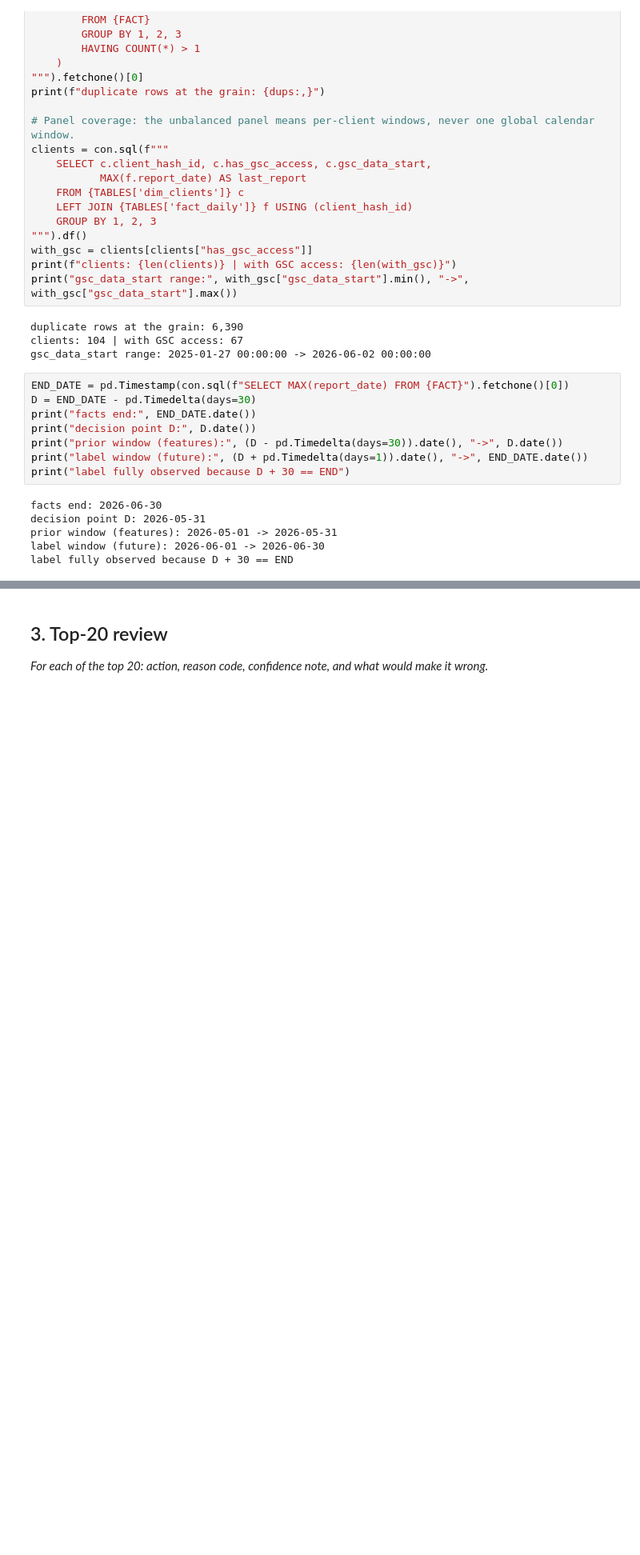
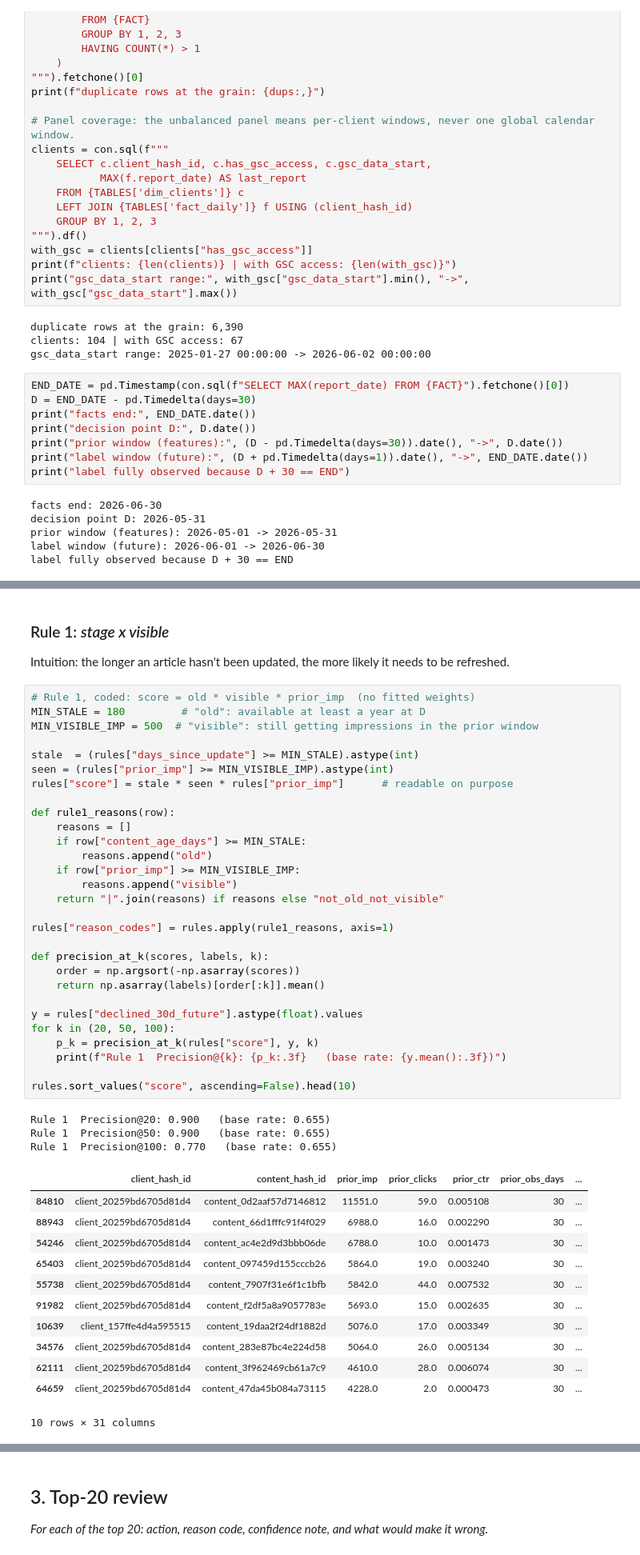
Before and after one commit to WittySmirk/flyrank, a Jupyter notebook: work/notebooks/w04_baseline_score.ipynb, the cells around one changed output, grey strips where cells are left out. Shown at 80% size. Drawn from its saved outputs; the diff is of its cells as text; blank space fills up the shorter version.

```diff
--- a/work/notebooks/w04_baseline_score.ipynb
+++ b/work/notebooks/w04_baseline_score.ipynb
@@ -217,0 +314,49 @@ pass
+# %% [markdown]
+### Rule 1: *stage x visible*
+
+Intuition: the longer an article hasn't been updated, the more likely it needs to be refreshed.
+# %%
+# Rule 1, coded: score = old * visible * prior_imp  (no fitted weights)
+MIN_STALE = 180         # "old": available at least a year at D
+MIN_VISIBLE_IMP = 500  # "visible": still getting impressions in the prior window
+
+stale  = (rules["days_since_update"] >= MIN_STALE).astype(int)
+seen = (rules["prior_imp"] >= MIN_VISIBLE_IMP).astype(int)
+rules["score"] = stale * seen * rules["prior_imp"]      # readable on purpose
+
+def rule1_reasons(row):
+    reasons = []
+    if row["content_age_days"] >= MIN_STALE:
+        reasons.append("old")
+    if row["prior_imp"] >= MIN_VISIBLE_IMP:
+        reasons.append("visible")
+    return "|".join(reasons) if reasons else "not_old_not_visible"
+
+rules["reason_codes"] = rules.apply(rule1_reasons, axis=1)
+
+def precision_at_k(scores, labels, k):
+    order = np.argsort(-np.asarray(scores))
+    return np.asarray(labels)[order[:k]].mean()
+
+y = rules["declined_30d_future"].astype(float).values
+for k in (20, 50, 100):
+    p_k = precision_at_k(rules["score"], y, k)
+    print(f"Rule 1  Precision@{k}: {p_k:.3f}   (base rate: {y.mean():.3f})")
+
+rules.sort_values("score", ascending=False).head(10)
+# %% [output]
+Rule 1  Precision@20: 0.900   (base rate: 0.655)
+Rule 1  Precision@50: 0.900   (base rate: 0.655)
+Rule 1  Precision@100: 0.770   (base rate: 0.655)
+|  | client_hash_id | content_hash_id | prior_imp | prior_clicks | prior_ctr | prior_obs_days | ... |
+| 84810 | client_20259bd6705d81d4 | content_0d2aaf57d7146812 | 11551.0 | 59.0 | 0.005108 | 30 | ... |
+| 88943 | client_20259bd6705d81d4 | content_66d1fffc91f4f029 | 6988.0 | 16.0 | 0.002290 | 30 | ... |
+| 54246 | client_20259bd6705d81d4 | content_ac4e2d9d3bbb06de | 6788.0 | 10.0 | 0.001473 | 30 | ... |
+| 65403 | client_20259bd6705d81d4 | content_097459d155cccb26 | 5864.0 | 19.0 | 0.003240 | 30 | ... |
+| 55738 | client_20259bd6705d81d4 | content_7907f31e6f1c1bfb | 5842.0 | 44.0 | 0.007532 | 30 | ... |
+| 91982 | client_20259bd6705d81d4 | content_f2df5a8a9057783e | 5693.0 | 15.0 | 0.002635 | 30 | ... |
+| 10639 | client_157ffe4d4a595515 | content_19daa2f24df1882d | 5076.0 | 17.0 | 0.003349 | 30 | ... |
+| 34576 | client_20259bd6705d81d4 | content_283e87bc4e224d58 | 5064.0 | 26.0 | 0.005134 | 30 | ... |
+| 62111 | client_20259bd6705d81d4 | content_3f962469cb61a7c9 | 4610.0 | 28.0 | 0.006074 | 30 | ... |
+| 64659 | client_20259bd6705d81d4 | content_47da45b084a73115 | 4228.0 | 2.0 | 0.000473 | 30 | ... |
+10 rows × 31 columns
```
Also changed, not shown: parts of 24 cells of this notebook.
